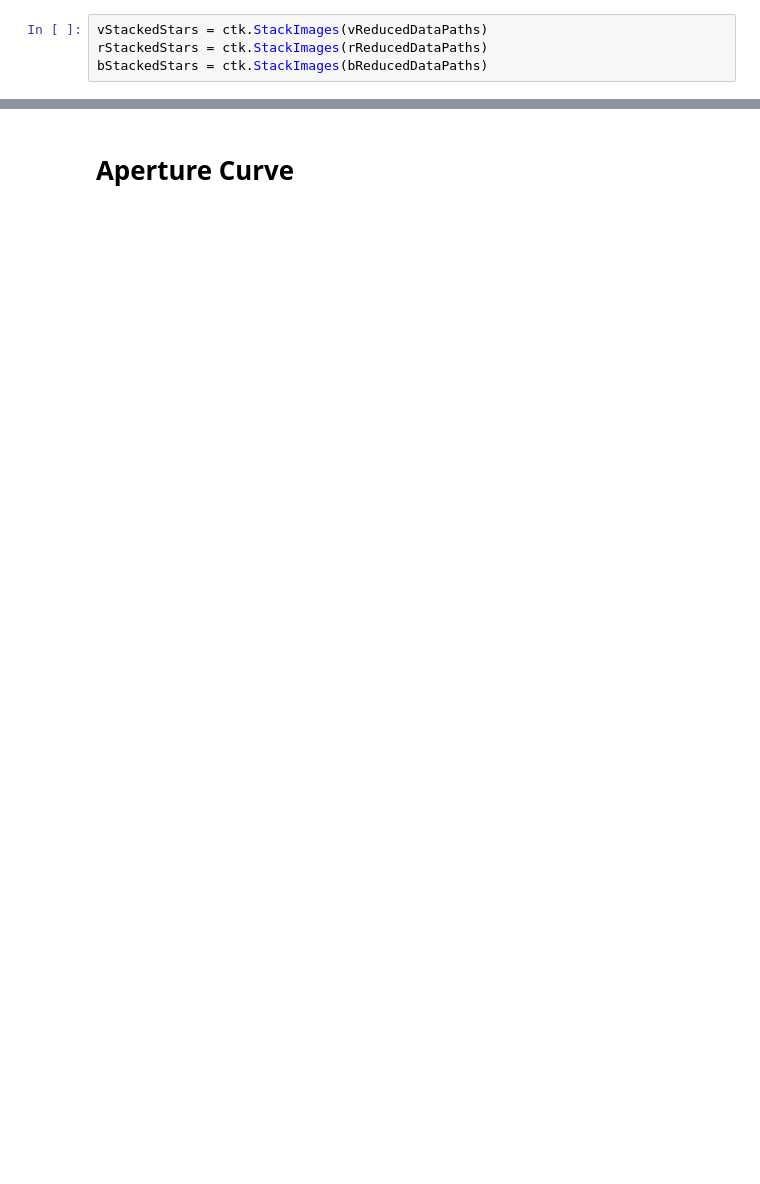
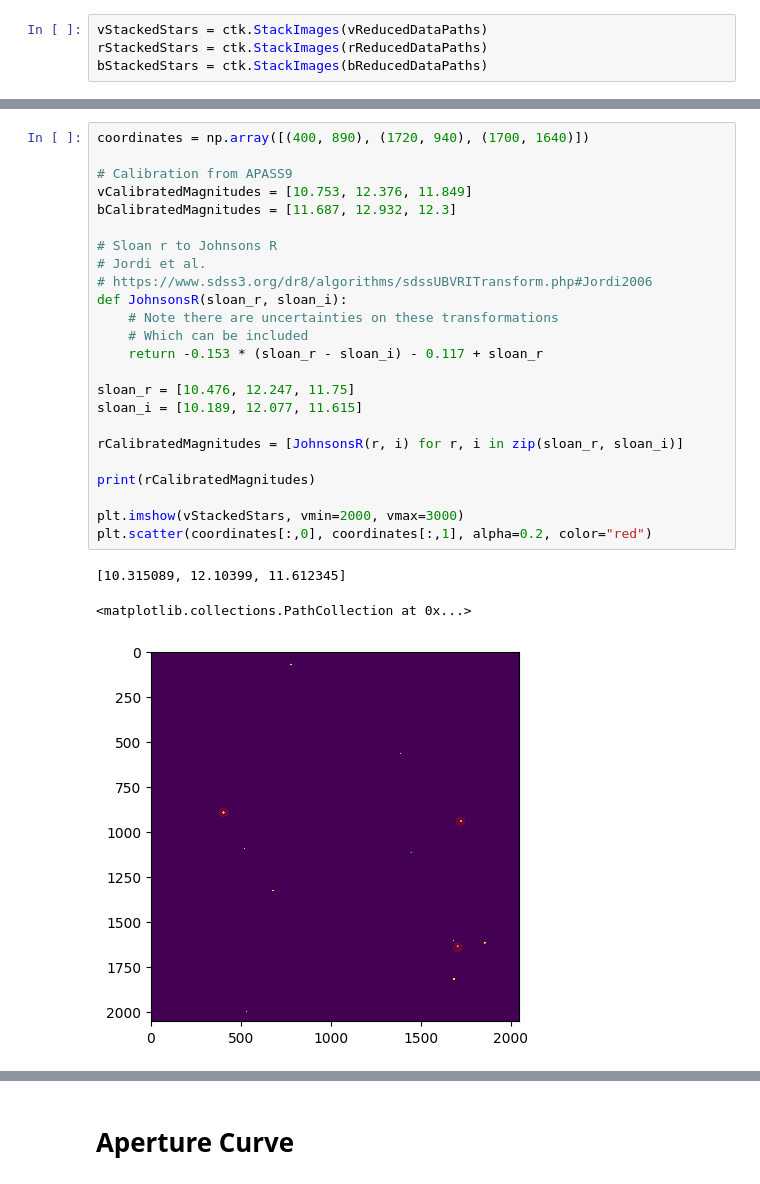
Before and after one commit to daraghhollman/Comet62P-Tsuchinshan, a Jupyter notebook: NewScripts/aperturePhotometry.ipynb, the cells around one changed output, grey strips where cells are left out. Cells and saved outputs as stored; diff of their text form; blank space fills up the shorter version.

```diff
--- a/NewScripts/aperturePhotometry.ipynb
+++ b/NewScripts/aperturePhotometry.ipynb
@@ -108,0 +53,28 @@ print(vZeroPoint, rZeroPoint, bZeroPoint)
+# %%
+coordinates = np.array([(400, 890), (1720, 940), (1700, 1640)])
+
+# Calibration from APASS9
+vCalibratedMagnitudes = [10.753, 12.376, 11.849]
+bCalibratedMagnitudes = [11.687, 12.932, 12.3]
+
+# Sloan r to Johnsons R
+# Jordi et al.
+# https://www.sdss3.org/dr8/algorithms/sdssUBVRITransform.php#Jordi2006
+def JohnsonsR(sloan_r, sloan_i):
+    # Note there are uncertainties on these transformations
+    # Which can be included
+    return -0.153 * (sloan_r - sloan_i) - 0.117 + sloan_r
+
+sloan_r = [10.476, 12.247, 11.75]
+sloan_i = [10.189, 12.077, 11.615]
+
+rCalibratedMagnitudes = [JohnsonsR(r, i) for r, i in zip(sloan_r, sloan_i)]
+
+print(rCalibratedMagnitudes)
+
+plt.imshow(vStackedStars, vmin=2000, vmax=3000)
+plt.scatter(coordinates[:,0], coordinates[:,1], alpha=0.2, color="red")
+# %% [output]
+[10.315089, 12.10399, 11.612345]
+<matplotlib.collections.PathCollection at 0x...>
+[figure, added]
```
Also changed, not shown: parts of 15 cells of this notebook, 5 other files.
